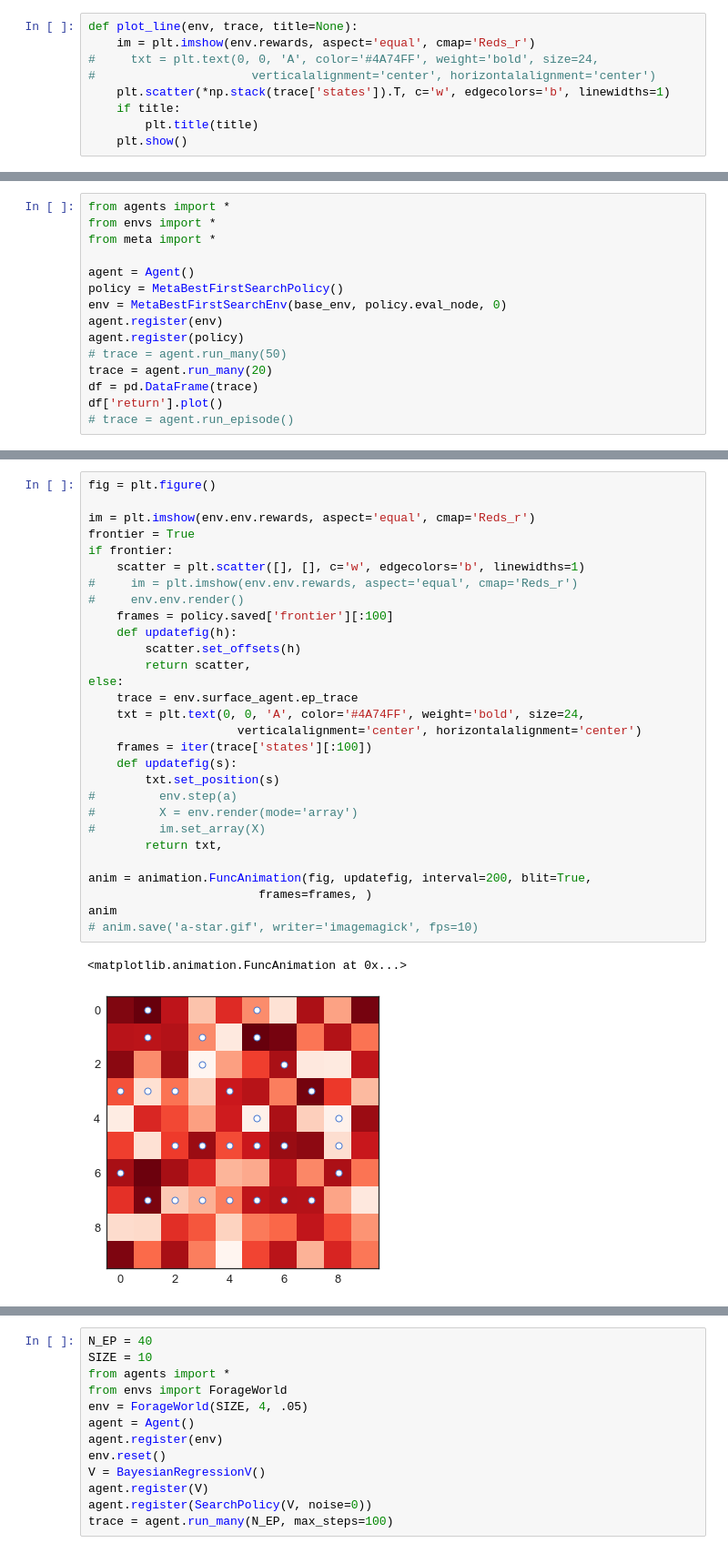
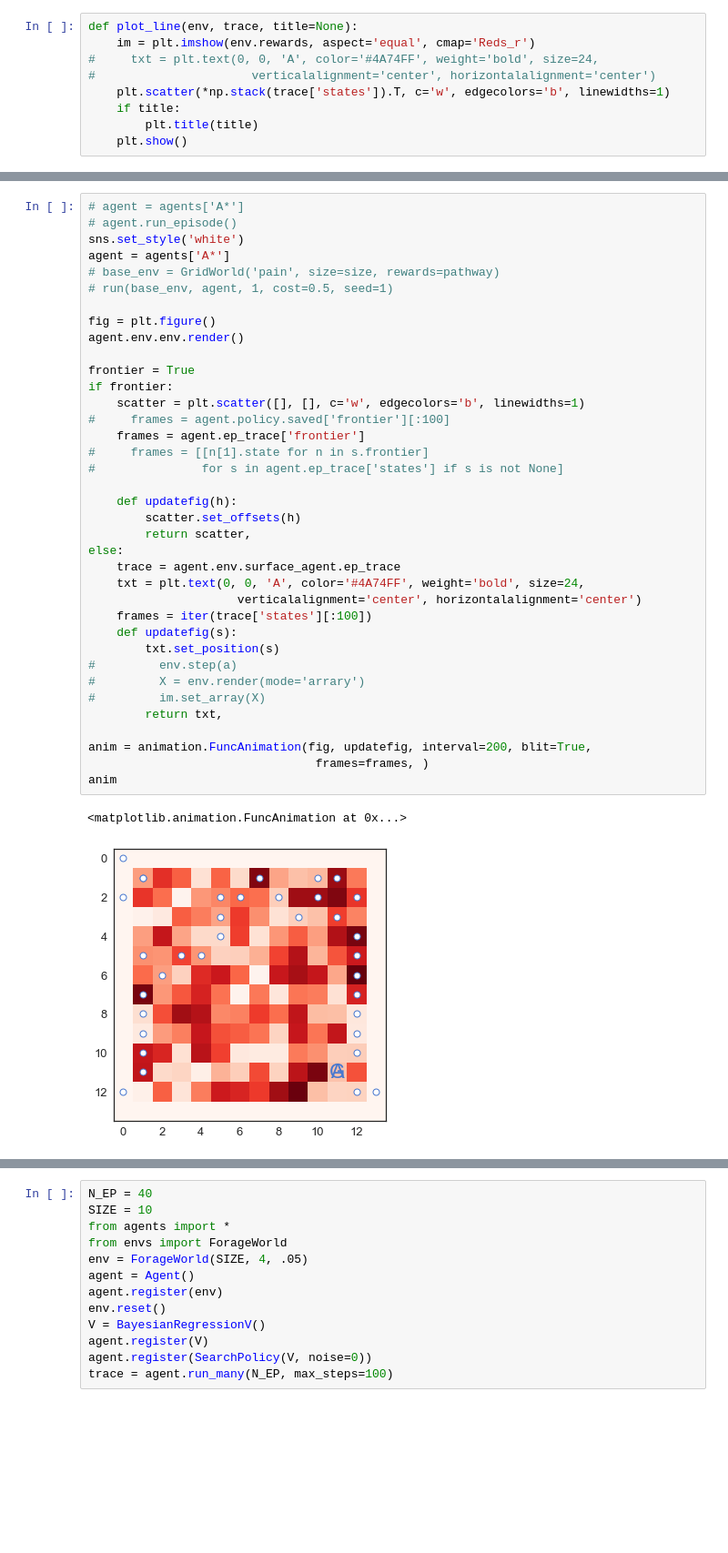
Before and after one commit to fredcallaway/gymrats, a Jupyter notebook: scratch.ipynb, the cells around one changed output, grey strips where cells are left out. Shown: that part at 91% size. Drawn from its saved outputs; the diff is of its cells as text; blank space fills up the shorter version.

```diff
--- a/scratch.ipynb
+++ b/scratch.ipynb
@@ -283,15 +163,0 @@ policies['learned'].model
-# %%
-from agents import *
-from envs import *
-from meta import *
-
-agent = Agent()
-policy = MetaBestFirstSearchPolicy()
-env = MetaBestFirstSearchEnv(base_env, policy.eval_node, 0)
-agent.register(env)
-agent.register(policy)
-# trace = agent.run_many(50)
-trace = agent.run_many(20)
-df = pd.DataFrame(trace)
-df['return'].plot()
-# trace = agent.run_episode()
@@ -336,32 +326,40 @@ array([-1.082, -1.163,  0.963,  3.263, -3.969, -3.693, -1.08 ,  0.134, -2.038,
 # %%
+# agent = agents['A*']
+# agent.run_episode()
+sns.set_style('white')
+agent = agents['A*']
+# base_env = GridWorld('pain', size=size, rewards=pathway)
+# run(base_env, agent, 1, cost=0.5, seed=1)
+
 fig = plt.figure()
+agent.env.env.render()
 
-im = plt.imshow(env.env.rewards, aspect='equal', cmap='Reds_r')
 frontier = True
 if frontier:
     scatter = plt.scatter([], [], c='w', edgecolors='b', linewidths=1)
-#     im = plt.imshow(env.env.rewards, aspect='equal', cmap='Reds_r')
-#     env.env.render()
-    frames = policy.saved['frontier'][:100]
+#     frames = agent.policy.saved['frontier'][:100]
+    frames = agent.ep_trace['frontier']
+#     frames = [[n[1].state for n in s.frontier]
+#               for s in agent.ep_trace['states'] if s is not None]
+
     def updatefig(h):
         scatter.set_offsets(h)
         return scatter,
 else:
-    trace = env.surface_agent.ep_trace
+    trace = agent.env.surface_agent.ep_trace
     txt = plt.text(0, 0, 'A', color='#4A74FF', weight='bold', size=24,
                      verticalalignment='center', horizontalalignment='center')
     frames = iter(trace['states'][:100])
     def updatefig(s):
         txt.set_position(s)
 #         env.step(a)
-#         X = env.render(mode='array')
+#         X = env.render(mode='arrary')
 #         im.set_array(X)
         return txt,
 
 anim = animation.FuncAnimation(fig, updatefig, interval=200, blit=True,
-                        frames=frames, )
+                                frames=frames, )
 anim
-# anim.save('a-star.gif', writer='imagemagick', fps=10)
 # %% [output]
 <matplotlib.animation.FuncAnimation at 0x...>
-[figure, old version]
+[figure, new version]
```
Also changed, not shown: parts of 31 cells of this notebook, 6 other files.
